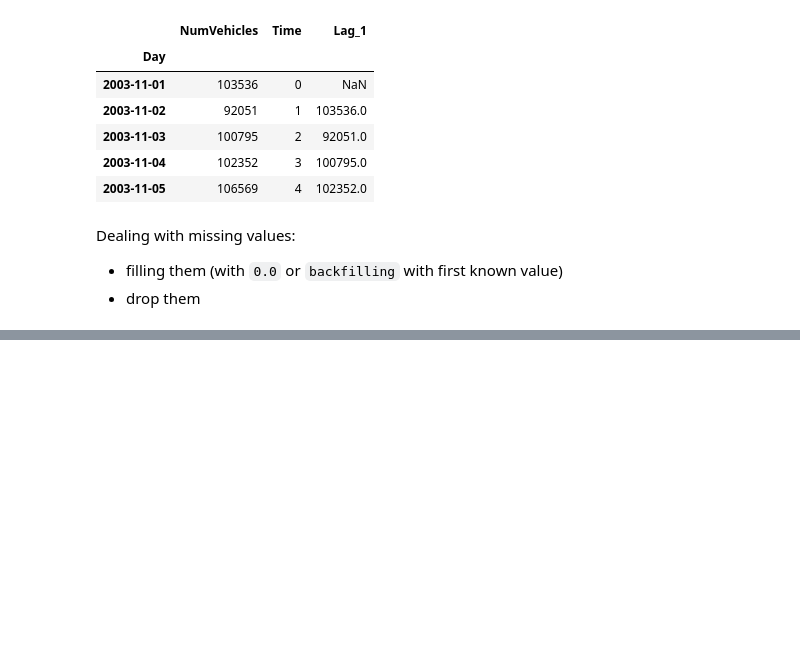
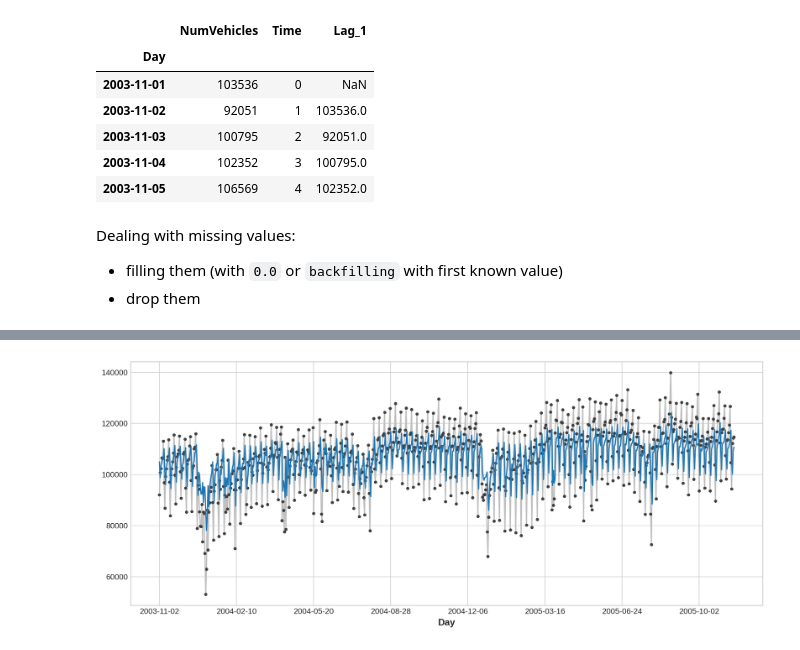
Before and after one commit to Limookiplimo/machine-learning, a Jupyter notebook: time-series/Linear Regression With Time Series.ipynb, the cells around one changed output, grey strips where cells are left out. Saved outputs shown, nothing was run; the diff lists cells and outputs as text; code cells hidden in the pictures; blank space fills up the shorter version.

```diff
--- a/time-series/Linear Regression With Time Series.ipynb
+++ b/time-series/Linear Regression With Time Series.ipynb
@@ -177,0 +197,6 @@ X.dropna(inplace=)
+# %%
+# Series prediction across time
+ax = y.plot(**plot_params)
+ax=target_pred.plot()
+# %% [output]
+[figure, added]
```
Also changed, not shown: parts of 4 cells of this notebook, 2 other files.
